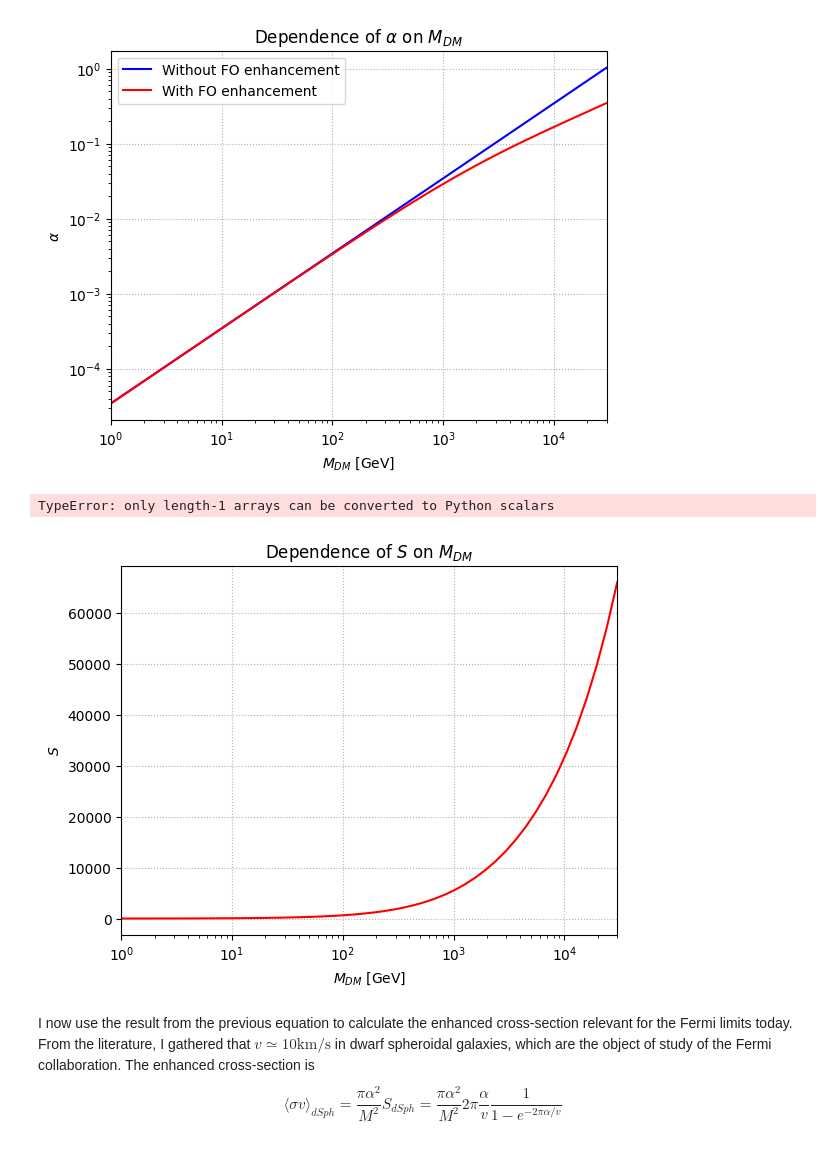
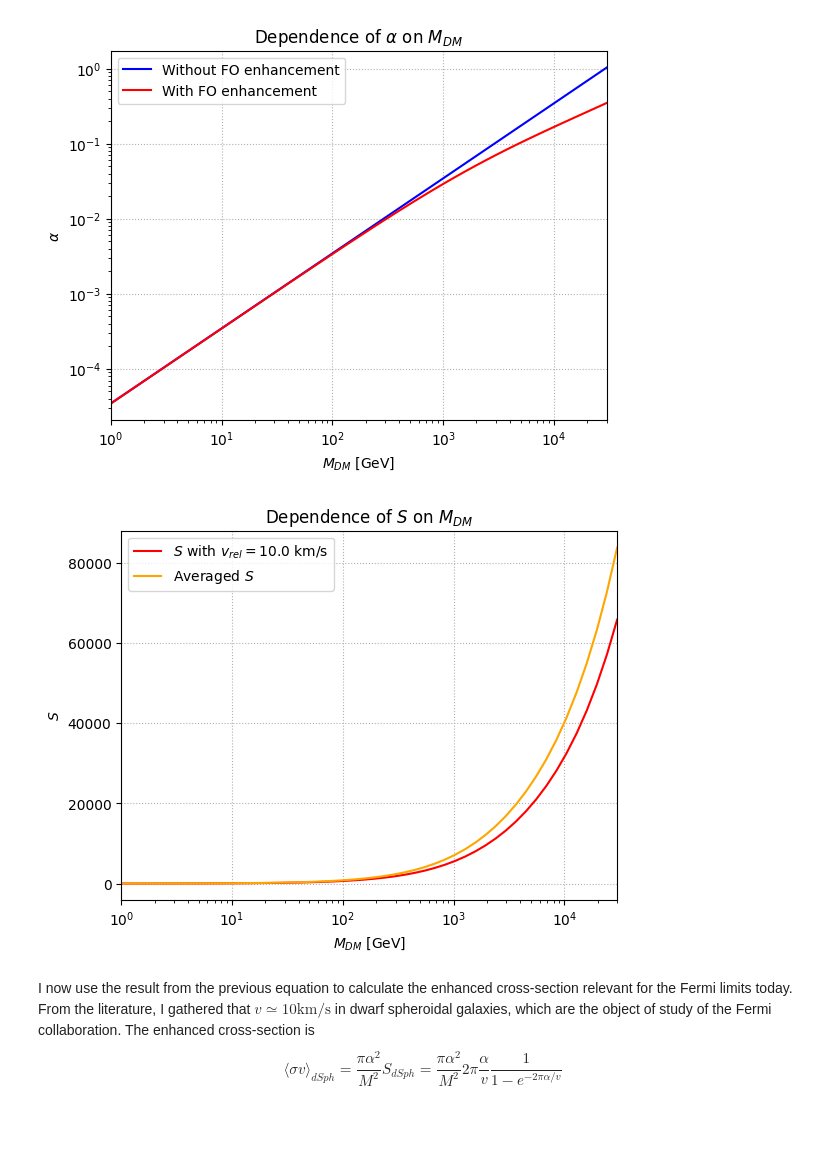
Before and after one commit to LuckeeDev/bachelor-thesis, a Jupyter notebook: notebooks/sommerfeld.ipynb, the cells around one changed output. Saved outputs shown, nothing was run; the diff lists cells and outputs as text; code cells hidden in the pictures.

Commit message:
define averaged S

```diff
--- a/notebooks/sommerfeld.ipynb
+++ b/notebooks/sommerfeld.ipynb
@@ -25,10 +25,12 @@ def P(vrel):
 def S(alpha, vrel):
 	return 2 * np.pi * alpha / vrel / (1 - np.exp(-2 * np.pi * alpha / vrel))
 
-def avgS(alpha):
+def avgS_single(alpha):
 	integrand = lambda vrel : P(vrel) * S(alpha, vrel)
-	integral, _ = integrate.quad(integrand, 0, np.inf)
+	integral, _ = integrate.quad(integrand, 0, vrel_dSph * 3)
 	return integral
+
+avgS = np.vectorize(avgS_single)
 
 def alpha_single(M):
 	equation_to_solve = lambda alpha : sigmav_relic_GeV - np.pi * alpha ** 2 / M ** 2 * S(alpha, vrel_FO)
@@ -57,16 +59,15 @@ plt.legend();
 # %%
 plt.title("Dependence of $S$ on $M_{DM}$")
 plt.xlabel("$M_{DM}$ [GeV]")
 plt.ylabel("$S$")
 plt.xscale("log")
 plt.grid(linestyle=':')
 plt.margins(x=0)
-plt.plot(M_axis, S(alpha(M_axis), vrel_dSph), color="red", label="$S$ with FO enhancement");
-# plt.plot(M_axis, list(map(avgS(alpha(M_axis)), M_axis)), color="orange", label="$S$ averaged");
+plt.plot(M_axis, S(alpha(M_axis), vrel_dSph), color="red", label="$S$ with $v_{rel}=$" + str(vrel_dSph * 300000) + " km/s");
+plt.plot(M_axis, avgS(alpha(M_axis)), color="orange", label="Averaged $S$");
 plt.legend();
 # %% [output]
-TypeError: only length-1 arrays can be converted to Python scalars
-[figure, old version]
+[figure, new version]
 # %% [markdown]
 I now use the result from the previous equation to calculate the enhanced cross-section relevant for the Fermi limits today. From the literature, I gathered that $v \simeq 10 \mathrm{km}/\mathrm{s}$ in dwarf spheroidal galaxies, which are the object of study of the Fermi collaboration. The enhanced cross-section is
 $$
```
Also changed, not shown: parts of 1 cell of this notebook.
